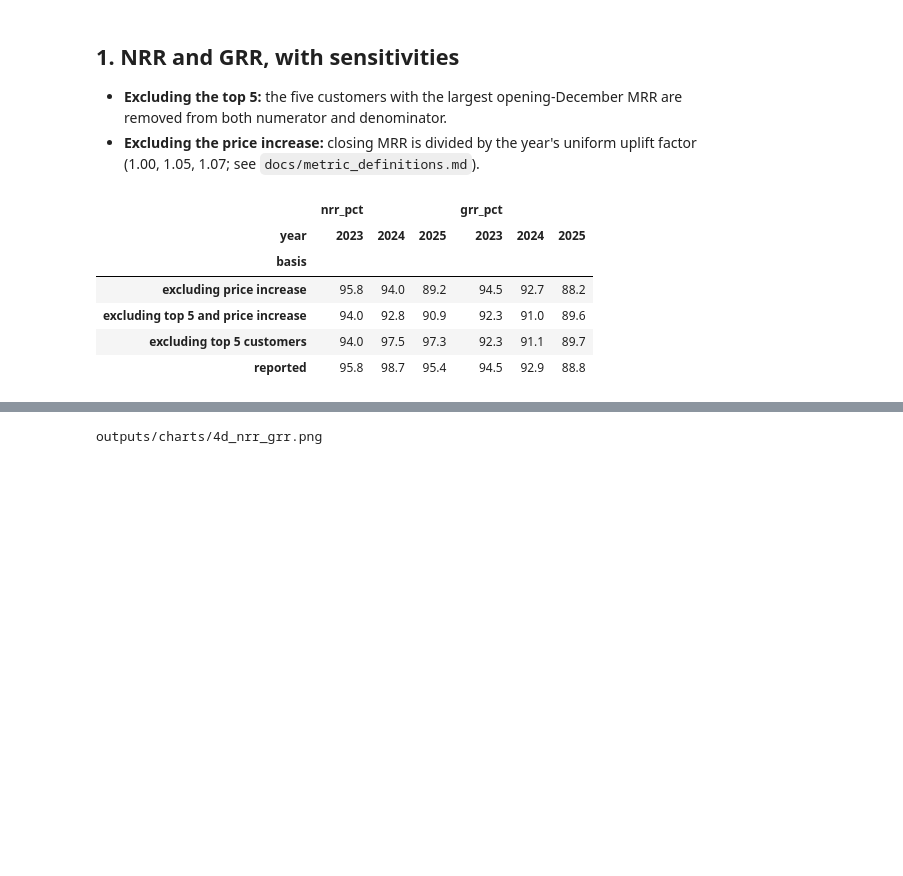
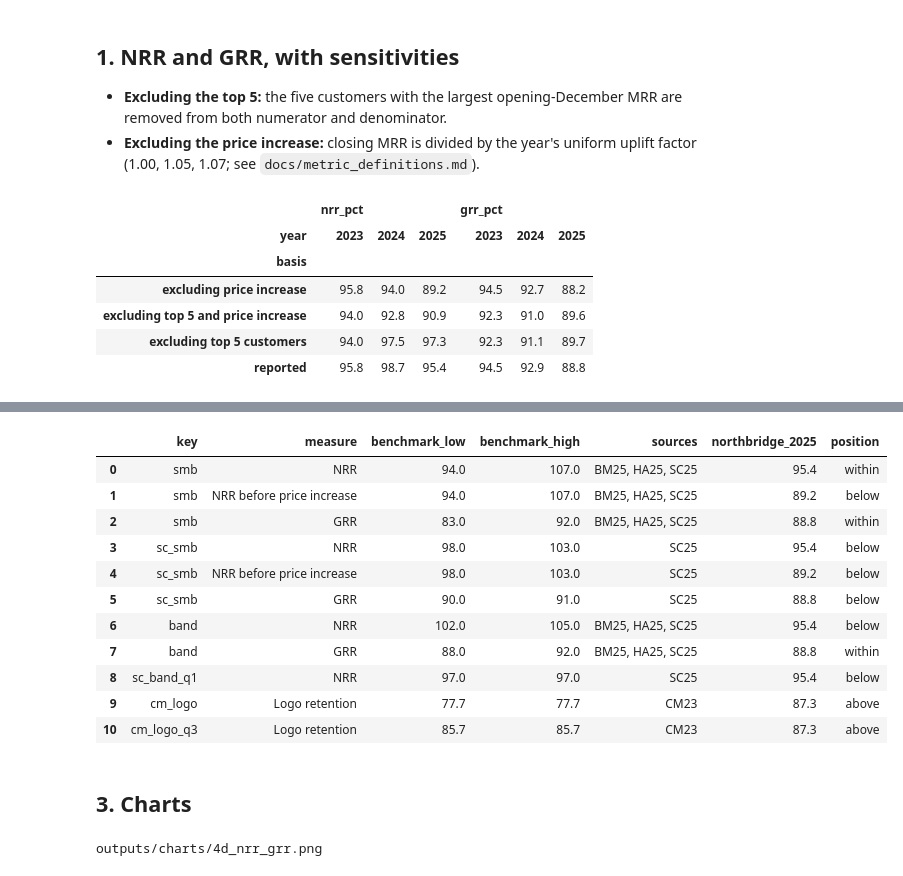
Before and after one commit to xbhxnxv/northbridge-buyside-diligence, a Jupyter notebook: notebooks/04d_nrr_grr.ipynb, the cells around one changed output, grey strips where cells are left out. Drawn from its saved outputs; the diff is of its cells as text; code cells hidden in the pictures; blank space fills up the shorter version.

```diff
--- a/notebooks/04d_nrr_grr.ipynb
+++ b/notebooks/04d_nrr_grr.ipynb
@@ -67,3 +59,75 @@ bench = save_table(pd.DataFrame([
+# %%
+COLS = ["source_id", "publisher", "title", "year", "url", "accessed_date", "segment", "metric", "statistic", "value",
+        "definition_notes", "comparability"]
+src = pd.read_csv(ROOT / "data" / "reference" / "benchmarks_source.csv", dtype={"year": int, "value": float})
+assert list(src.columns) == COLS
+assert src.url.str.startswith("https://").all() and src.accessed_date.str.fullmatch(r"\d{4}-\d{2}-\d{2}").all()
+assert src.statistic.isin(["median", "lower_quartile", "upper_quartile", "range_low", "range_high"]).all()
+assert src.comparability.isin(["high", "medium", "low"]).all() and src.metric.isin(["NRR", "GRR", "Logo retention"]).all()
+assert not src.duplicated(["source_id", "segment", "metric", "statistic"]).any()
+bench = save_table(src, "benchmarks")
+
+# Northbridge, 2025 (December 2024 to December 2025)
+r25 = nrr[(nrr.year == 2025) & (nrr.basis == "reported")].iloc[0]
+x25 = nrr[(nrr.year == 2025) & (nrr.basis == "excluding price increase")].iloc[0]
+nb_vals = {"NRR": r25.nrr_pct, "NRR before price increase": x25.nrr_pct, "GRR": r25.grr_pct,
+           "Logo retention": 100 * r25.customers_retained / r25.customers_opening}
+acv = 12 * r25.opening_mrr / r25.customers_opening
+acv_tbl = save_table(pd.DataFrame([{"year": 2025, "opening_mrr": r25.opening_mrr, "customers_opening": int(r25.customers_opening),
+                                    "average_acv_gbp": acv, "average_arpa_gbp_month": acv / 12,
+                                    "gbp_usd_rate_for_25k_usd": 25000 / acv, "gbp_usd_rate_for_50k_usd": 50000 / acv}]), "4d_northbridge_acv")
+
+latest = bench.year == bench.groupby("publisher").year.transform("max")
+smb = bench.segment.str.startswith("SMB:")
+med = bench.statistic == "median"
+comparable = bench.comparability.isin(["high", "medium"])
+band = bench.segment == "SMB: ACV $25k to $50k"
+
+def pick(mask):
+    d = bench[mask]
+    assert len(d), "no benchmark rows selected"
+    return d
+
+specs = [  # key, measure, benchmark basis, benchmark metric, rows
+    ("smb", "NRR", "SMB medians, ACV under $50k (SaaS Capital, High Alpha, Benchmarkit 2025)", "NRR", latest & comparable & smb & med),
+    ("smb", "NRR before price increase", "SMB medians, ACV under $50k (SaaS Capital, High Alpha, Benchmarkit 2025)", "NRR", latest & comparable & smb & med),
+    ("smb", "GRR", "SMB medians, ACV under $50k (SaaS Capital, High Alpha, Benchmarkit 2025)", "GRR", latest & comparable & smb & med),
+    ("sc_smb", "NRR", "SaaS Capital 2025 SMB medians (same definition as ours)", "NRR", (bench.source_id == "SC25") & smb & med),
+    ("sc_smb", "NRR before price increase", "SaaS Capital 2025 SMB medians (same definition as ours)", "NRR", (bench.source_id == "SC25") & smb & med),
+    ("sc_smb", "GRR", "SaaS Capital 2025 SMB medians (same definition as ours)", "GRR", (bench.source_id == "SC25") & smb & med),
+    ("band", "NRR", "Medians for ACV $25k to $50k (SaaS Capital, High Alpha, Benchmarkit 2025)", "NRR", latest & comparable & band & med),
+    ("band", "GRR", "Medians for ACV $25k to $50k (SaaS Capital, High Alpha, Benchmarkit 2025)", "GRR", latest & comparable & band & med),
+    ("sc_band_q1", "NRR", "SaaS Capital 2025 lower quartile, ACV $25k to $50k", "NRR",
+     (bench.source_id == "SC25") & band & (bench.statistic == "lower_quartile")),
+    ("cm_logo", "Logo retention", "ChartMogul 2023 median, ARPA over $500 a month (low comparability)", "Logo retention",
+     (bench.source_id == "CM23") & (bench.segment == "SMB and above: ARPA over $500 a month") & med),
+    ("cm_logo_q3", "Logo retention", "ChartMogul 2023 upper quartile, ARPA over $500 a month (low comparability)", "Logo retention",
+     (bench.source_id == "CM23") & (bench.segment == "SMB and above: ARPA over $500 a month") & (bench.statistic == "upper_quartile")),
+]
+rows = []
+for key, measure, basis, metric, mask in specs:
+    d = pick(mask & (bench.metric == metric))
+    lo, hi, v = d.value.min(), d.value.max(), nb_vals[measure]
+    rows.append({"key": key, "measure": measure, "benchmark_basis": basis, "benchmark_low": lo, "benchmark_high": hi,
+                 "benchmark_rows": len(d), "sources": ", ".join(sorted(d.source_id.unique())), "northbridge_2025": v,
+                 "position": "below" if v < lo else ("above" if v > hi else "within")})
+comp = save_table(pd.DataFrame(rows), "4d_benchmark_comparison")
+comp[["key", "measure", "benchmark_low", "benchmark_high", "sources", "northbridge_2025", "position"]].round(1)
+# %% [output]
+|  | key | measure | benchmark_low | benchmark_high | sources | northbridge_2025 | position |
+| 0 | smb | NRR | 94.0 | 107.0 | BM25, HA25, SC25 | 95.4 | within |
+| 1 | smb | NRR before price increase | 94.0 | 107.0 | BM25, HA25, SC25 | 89.2 | below |
+| 2 | smb | GRR | 83.0 | 92.0 | BM25, HA25, SC25 | 88.8 | within |
+| 3 | sc_smb | NRR | 98.0 | 103.0 | SC25 | 95.4 | below |
+| 4 | sc_smb | NRR before price increase | 98.0 | 103.0 | SC25 | 89.2 | below |
+| 5 | sc_smb | GRR | 90.0 | 91.0 | SC25 | 88.8 | below |
+| 6 | band | NRR | 102.0 | 105.0 | BM25, HA25, SC25 | 95.4 | below |
+| 7 | band | GRR | 88.0 | 92.0 | BM25, HA25, SC25 | 88.8 | within |
+| 8 | sc_band_q1 | NRR | 97.0 | 97.0 | SC25 | 95.4 | below |
+| 9 | cm_logo | Logo retention | 77.7 | 77.7 | CM23 | 87.3 | above |
+| 10 | cm_logo_q3 | Logo retention | 85.7 | 85.7 | CM23 | 87.3 | above |
+# %% [markdown]
+## 3. Charts
 # %%
 rep = nrr[nrr.basis == "reported"].set_index("year")
 exp = nrr[nrr.basis == "excluding price increase"].set_index("year")
```
Also changed, not shown: parts of 8 cells of this notebook, 27 other files.
